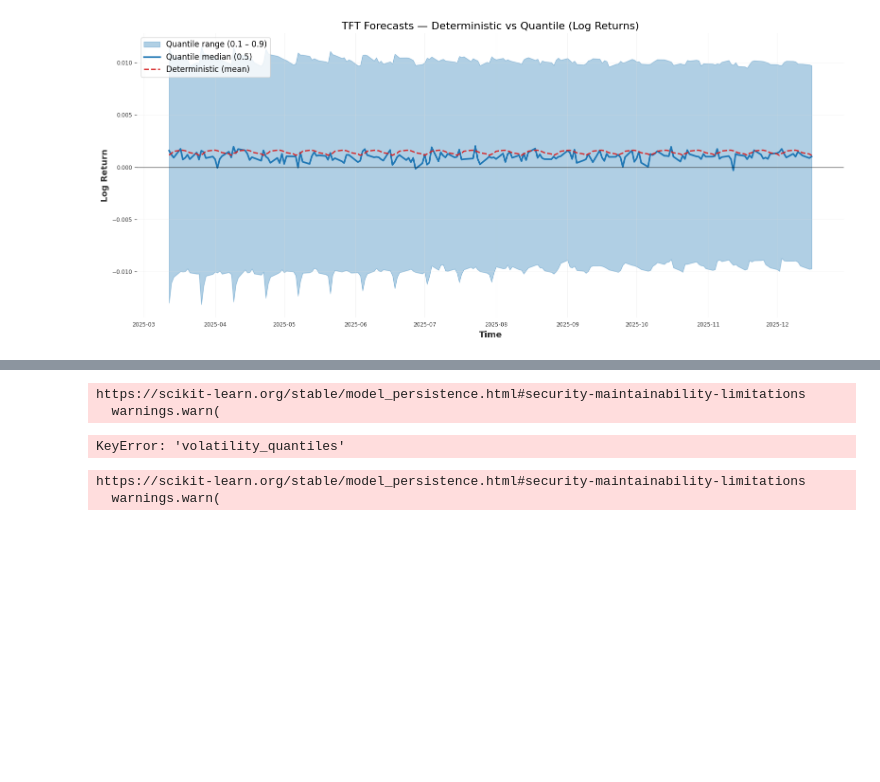
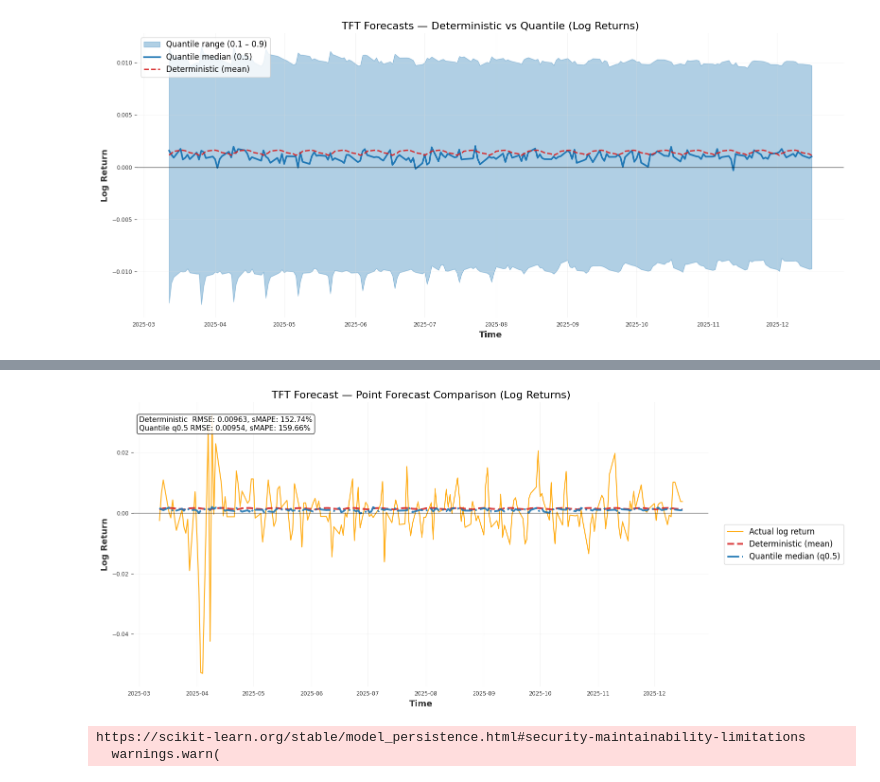
Before and after one commit to dennisddschulz/cas-artificial-intelligence, a Jupyter notebook: 07_tft_forecast_project_guido/src/notebooks/Explr_quantile.ipynb, the cells around one changed output, grey strips where cells are left out. Saved outputs shown, nothing was run; the diff lists cells and outputs as text; code cells hidden in the pictures; blank space fills up the shorter version.

```diff
--- a/07_tft_forecast_project_guido/src/notebooks/Explr_quantile.ipynb
+++ b/07_tft_forecast_project_guido/src/notebooks/Explr_quantile.ipynb
@@ -248,8 +276,76 @@ https://scikit-learn.org/stable/model_persistence.html#security-maintainability-
 # %%
+plt.figure(figsize=(16, 7))
+
+# Actual
+plt.plot(
+    x, actual_y,
+    color="orange",
+    linewidth=1.5,
+    alpha=0.9,
+    label="Actual log return",
+)
+
+# Deterministic (mean)
+plt.plot(
+    x, det_y,
+    color="tab:red",
+    linestyle="--",
+    linewidth=2.8,
+    alpha=0.9,
+    label="Deterministic (mean)",
+)
+
+# Quantile median
+plt.plot(
+    x, q05_y,
+    color="tab:blue",
+    linestyle="-.",
+    linewidth=2.8,
+    alpha=0.9,
+    label="Quantile median (q0.5)",
+)
+
+plt.axhline(0, color="black", linewidth=1, alpha=0.5)
+
+plt.title("TFT Forecast — Point Forecast Comparison (Log Returns)", fontsize=16)
+plt.xlabel("Time", fontsize=13)
+plt.ylabel("Log Return", fontsize=13)
+
+# ⬇️ move legend OUTSIDE the plot
+plt.legend(
+    loc="center left",
+    bbox_to_anchor=(1.02, 0.5),
+    fontsize=12,
+    frameon=True,
+)
+
+plt.grid(alpha=0.3)
+plt.tight_layout()
+
+
+
+rmse_det = results["rmse"]
+smape_det = results["smape"]
+
+rmse_q = results["quantile"]["metrics"]["rmse"]
+smape_q = results["quantile"]["metrics"]["smape"]
+
+text = (
+    f"Deterministic  RMSE: {rmse_det:.5f}, sMAPE: {smape_det:.2f}%\n"
+    f"Quantile q0.5 RMSE: {rmse_q:.5f}, sMAPE: {smape_q:.2f}%"
+)
+
+plt.text(
+    0.01, 0.95, text,
+    transform=plt.gca().transAxes,
+    fontsize=11,
+    verticalalignment="top",
+    bbox=dict(boxstyle="round", facecolor="white", alpha=0.85)
+)
+
+plt.show()
 # %% [output]
-https://scikit-learn.org/stable/model_persistence.html#security-maintainability-limitations
-  warnings.warn(
-KeyError: 'volatility_quantiles'
+[figure, added]
 # %%
 import pickle
 import matplotlib.pyplot as plt
```
Also changed, not shown: parts of 1 cell of this notebook.
